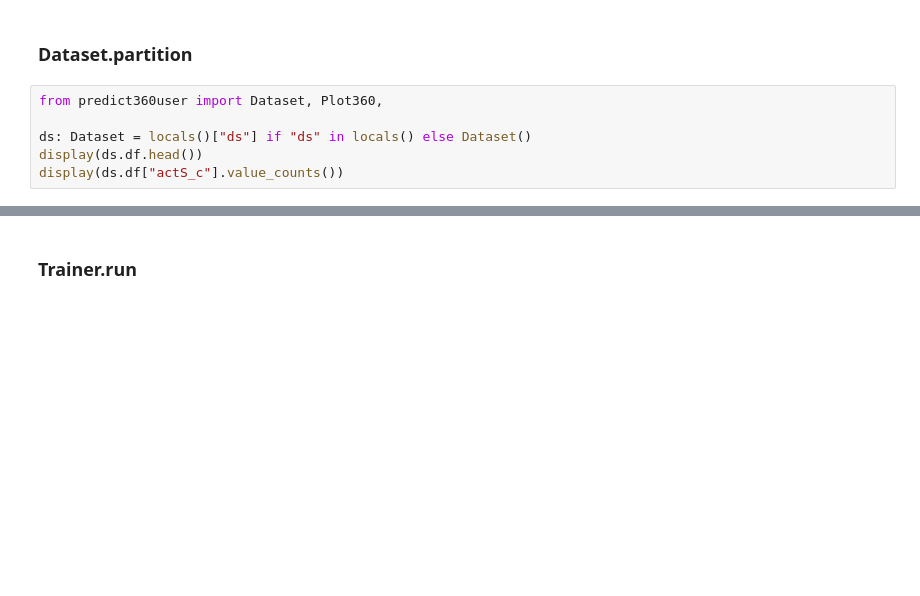
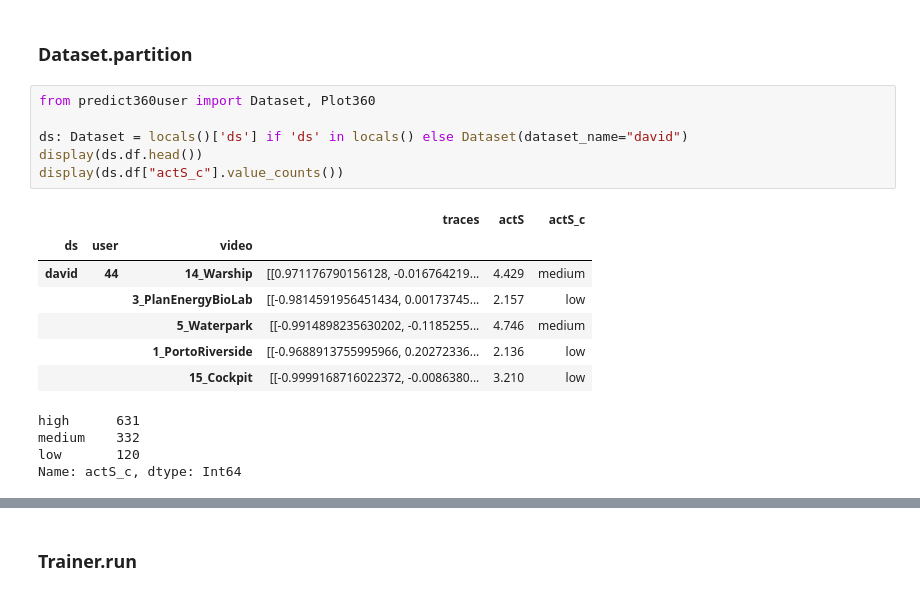
Before and after one commit to alanlivio/predict360user, a Jupyter notebook: docs/2-intro-Trainer.ipynb, the cells around one changed output, grey strips where cells are left out. Saved outputs shown, nothing was run; the diff lists cells and outputs as text; blank space fills up the shorter version.

Commit message:
ipynb use dataset=david

```diff
--- a/docs/2-intro-Trainer.ipynb
+++ b/docs/2-intro-Trainer.ipynb
@@ -1,11 +1,23 @@
 # %% [markdown]
 ### Dataset.partition
 # %%
-from predict360user import Dataset, Plot360,
+from predict360user import Dataset, Plot360
 
-ds: Dataset = locals()["ds"] if "ds" in locals() else Dataset()
+ds: Dataset = locals()['ds'] if 'ds' in locals() else Dataset(dataset_name="david")
 display(ds.df.head())
 display(ds.df["actS_c"].value_counts())
+# %% [output]
+|  |  |  | traces | actS | actS_c |
+| ds | user | video |  |  |  |
+| david | 44 | 14_Warship | [[0.971176790156128, -0.016764219... | 4.429 | medium |
+|  |  | 3_PlanEnergyBioLab | [[-0.9814591956451434, 0.00173745... | 2.157 | low |
+|  |  | 5_Waterpark | [[-0.9914898235630202, -0.1185255... | 4.746 | medium |
+|  |  | 1_PortoRiverside | [[-0.9688913755995966, 0.20272336... | 2.136 | low |
+|  |  | 15_Cockpit | [[-0.9999168716022372, -0.0086380... | 3.210 | low |
+high      631
+medium    332
+low       120
+Name: actS_c, dtype: Int64
 # %%
 import IPython
 
```
Also changed, not shown: parts of 1 cell of this notebook, 1 other file.
